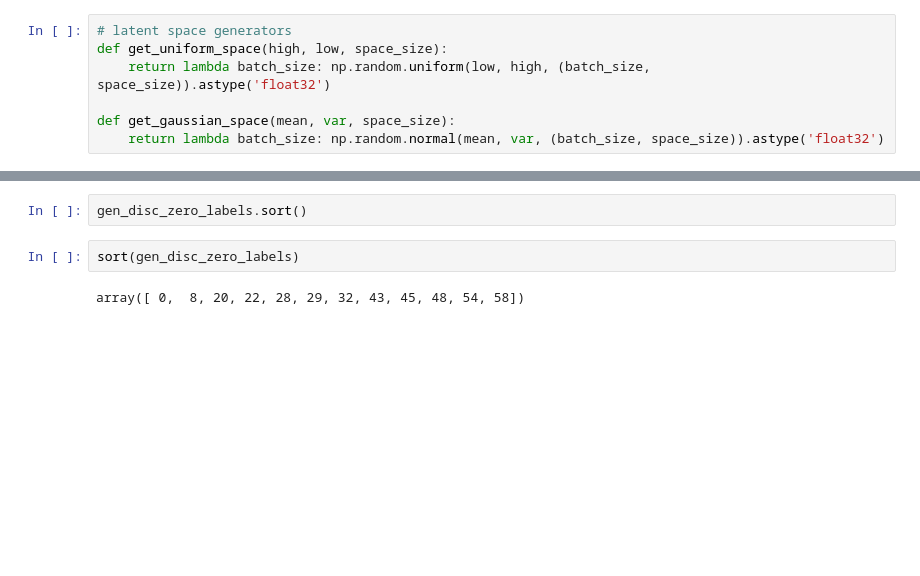
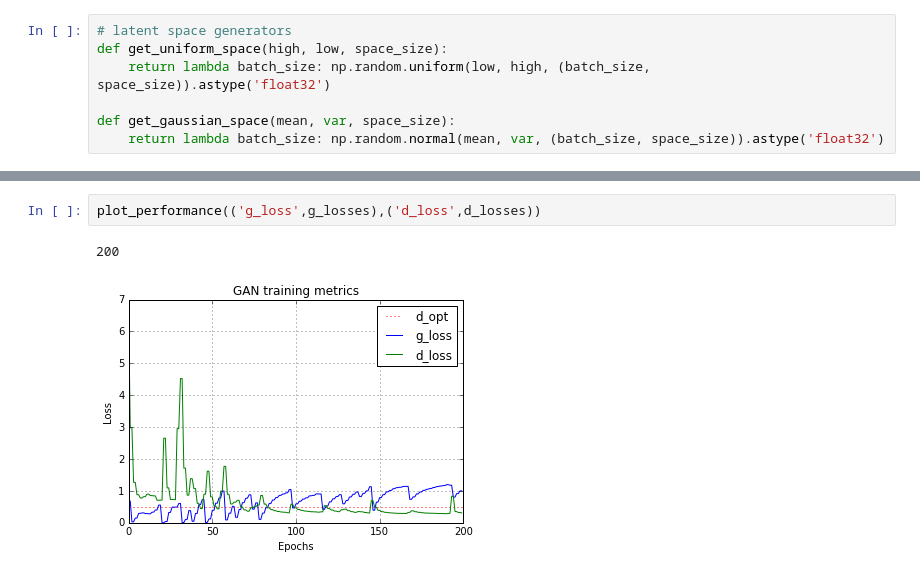
Before and after one commit to muggin/exploring-gans, a Jupyter notebook: src/amund-notebook.ipynb, the cells around one changed output, grey strips where cells are left out. Saved outputs shown, nothing was run; the diff lists cells and outputs as text; blank space fills up the shorter version.

```diff
--- a/src/amund-notebook.ipynb
+++ b/src/amund-notebook.ipynb
@@ -161,6 +150,5 @@ KeyboardInterrupt:
-# %%
-gen_disc_zero_labels.sort()
-# %%
-sort(gen_disc_zero_labels)
-# %% [output]
-array([ 0,  8, 20, 22, 28, 29, 32, 43, 45, 48, 54, 58])
+# %%
+plot_performance(('g_loss',g_losses),('d_loss',d_losses))
+# %% [output]
+200
+[figure, added]
```
Also changed, not shown: parts of 4 cells of this notebook, 2 other files.
